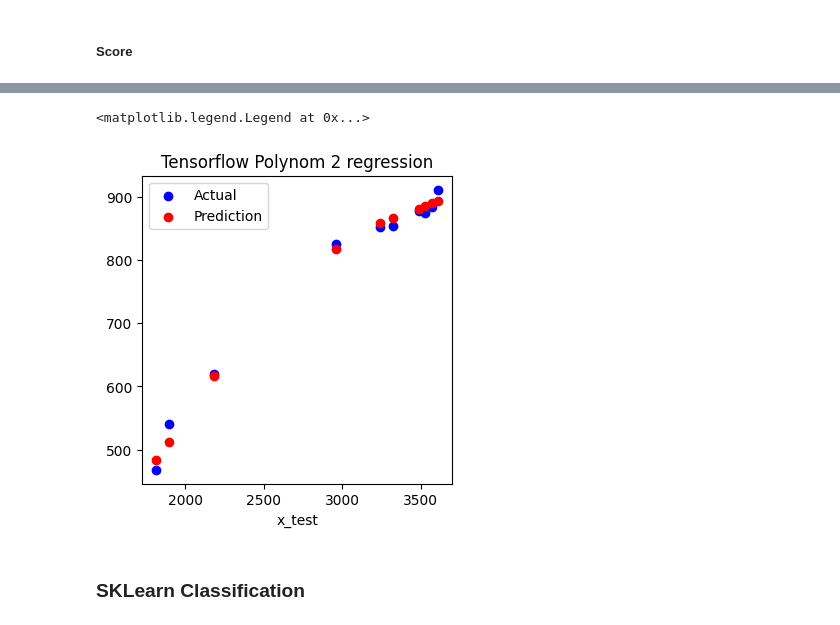
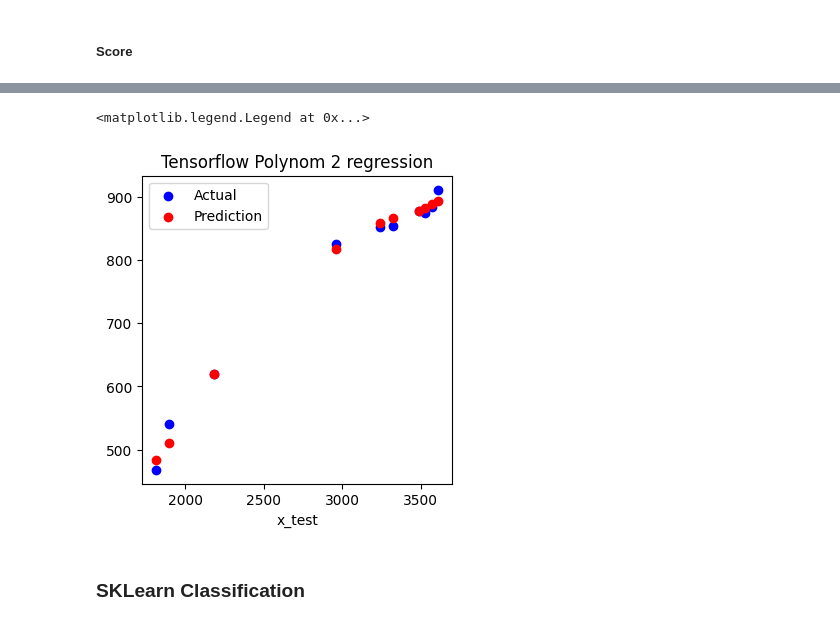
Before and after one commit to DmitryKharitonov/DeepLearning.AI-MachineLearningSpecialization, a Jupyter notebook: Advanced Learning Algorithms/Lab7_Train-Validation-Test.ipynb, the cells around one changed output, grey strips where cells are left out. Saved outputs shown, nothing was run; the diff lists cells and outputs as text; code cells hidden in the pictures.

```diff
--- a/Advanced Learning Algorithms/Lab7_Train-Validation-Test_Part1_Regression.ipynb
+++ b/Advanced Learning Algorithms/Lab7_Train-Validation-Test.ipynb
@@ -275,9 +287,9 @@ for model in models:
               epochs=300,
               verbose=0)
 
-    prediction = model.predict(x_val_scaled_polynom)
+    prediction = model.predict(x_train_scaled_polynom)
 
-    accuracy.append(mean_squared_error(prediction, y_val) / 2)
+    accuracy.append(mean_squared_error(prediction, y_train) / 2)
 
 accuracy
 # %% [output]
@@ -291,10 +303,15 @@ accuracy
 best_model_id = np.argmin(accuracy)
 best_model = models[best_model_id]
 
+prediction = best_model.predict(x_val_scaled_polynom)
+
+cost = mean_squared_error(y_val, prediction) / 2
+print(f"TF model best fist was for model#{best_model_id+1} Validation cost = {cost}")
+
 prediction = best_model.predict(x_test_scaled_polynom)
 
 cost = mean_squared_error(y_test, prediction) / 2
-print(f"TF model best fist was for model#{best_model_id+1} = {cost}")
+print(f"TF model best fist was for model#{best_model_id+1} Test cost = {cost}")
 
 fig, ax = plt.subplots(figsize=(4,4))
 ax.scatter(x_test, y_test, c='b', label="Actual")
@@ -308,5 +327,5 @@ TF model best fist was for model#3 = 87.35603539423109
 <matplotlib.legend.Legend at 0x...>
-[figure, old version]
+[figure, new version]
 # %% [markdown]
 ### SKLearn Classification
 # %%
```
Also changed, not shown: parts of 13 cells of this notebook.
